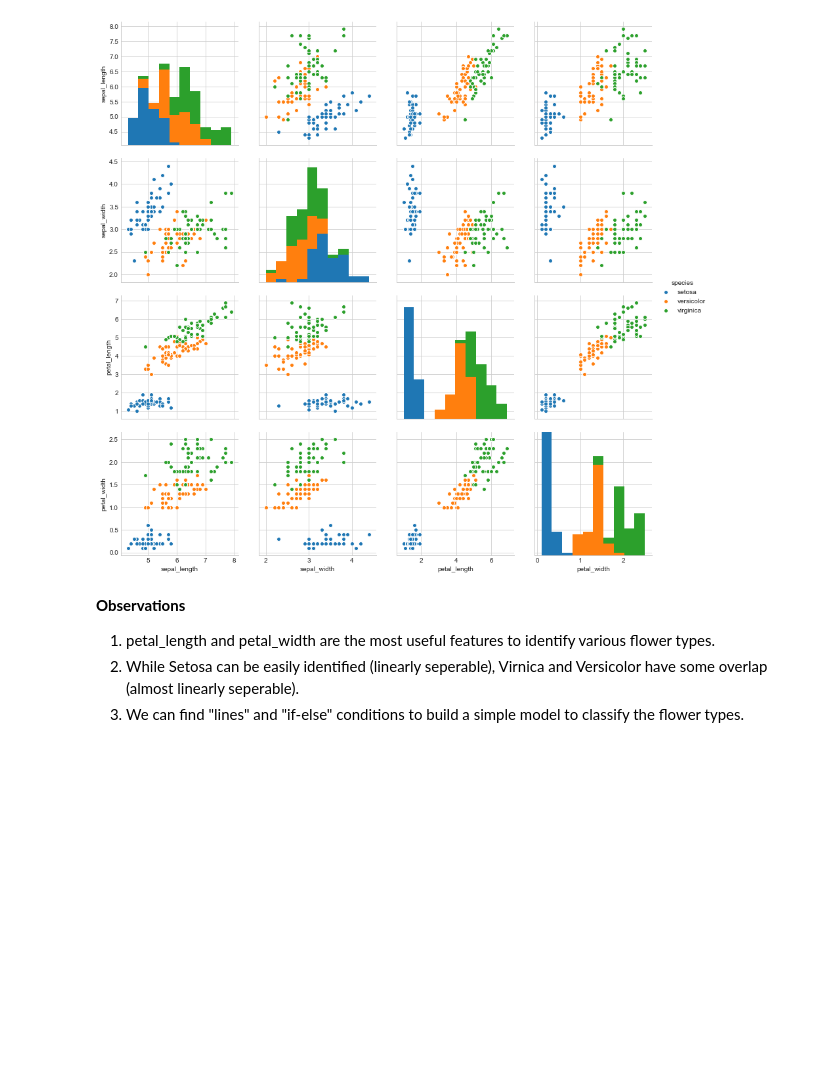
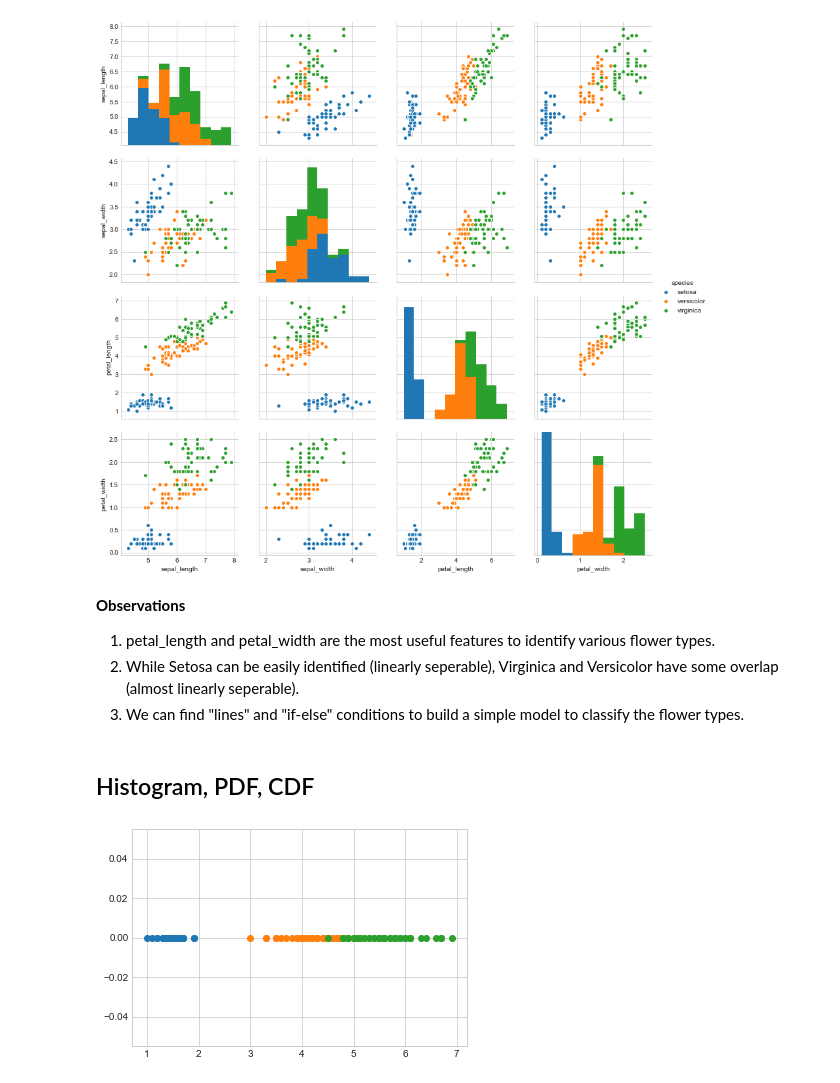
Before and after one commit to cherry-rd/exploratory-data-analysis, a Jupyter notebook: Exploratory Data Analysis - IRIS Dataset.ipynb, the cells around one changed output. Saved outputs shown, nothing was run; the diff lists cells and outputs as text; code cells hidden in the pictures; blank space fills up the shorter version.

Commit message:
Histogram, PDF, CDF

```diff
--- a/Exploratory Data Analysis - IRIS Dataset.ipynb
+++ b/Exploratory Data Analysis - IRIS Dataset.ipynb
@@ -98,5 +98,24 @@ plt.show()
 # %% [markdown]
 **Observations**
 1. petal_length and petal_width are the most useful features to identify various flower types.
-2. While Setosa can be easily identified (linearly seperable), Virnica and Versicolor have some overlap (almost linearly seperable).
+2. While Setosa can be easily identified (linearly seperable), Virginica and Versicolor have some overlap (almost linearly seperable).
 3. We can find "lines" and "if-else" conditions to build a simple model to classify the flower types.
+# %% [markdown]
+## Histogram, PDF, CDF
+# %%
+# what about 1-D scatter plot using just one feature?
+# 1-D scatter plot of petal-length
+iris_setosa = iris.loc[iris['species'] == 'setosa']
+iris_virginica = iris.loc[iris['species'] == 'virginica']
+iris_versicolor = iris.loc[iris['species'] == 'versicolor']
+
+plt.plot(iris_setosa['petal_length'], np.zeros_like(iris_setosa['petal_length']), 'o')
+plt.plot(iris_versicolor['petal_length'], np.zeros_like(iris_versicolor['petal_length']), 'o')
+plt.plot(iris_virginica['petal_length'], np.zeros_like(iris_virginica['petal_length']), 'o')
+
+plt.show()
+# disadvantages of 1-D scatter plot: very hard to make sense as points
+# are overlapping a lot
+# are there better ways of visualization 1-D scatter plots?
+# %% [output]
+[figure, added]
```
Also changed, not shown: parts of 2 cells of this notebook.
